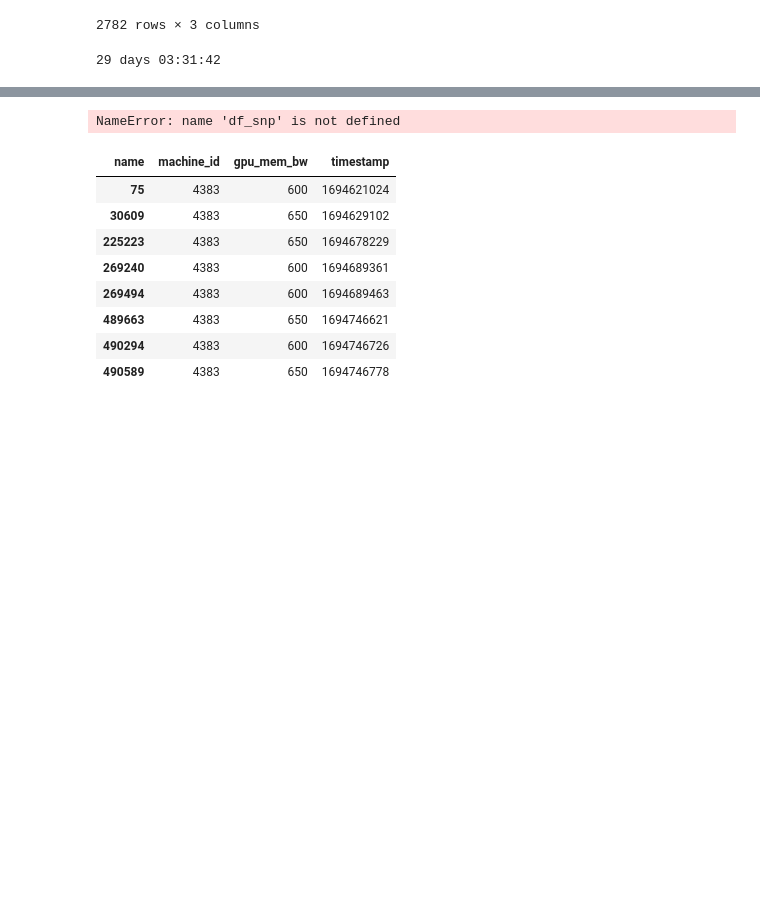
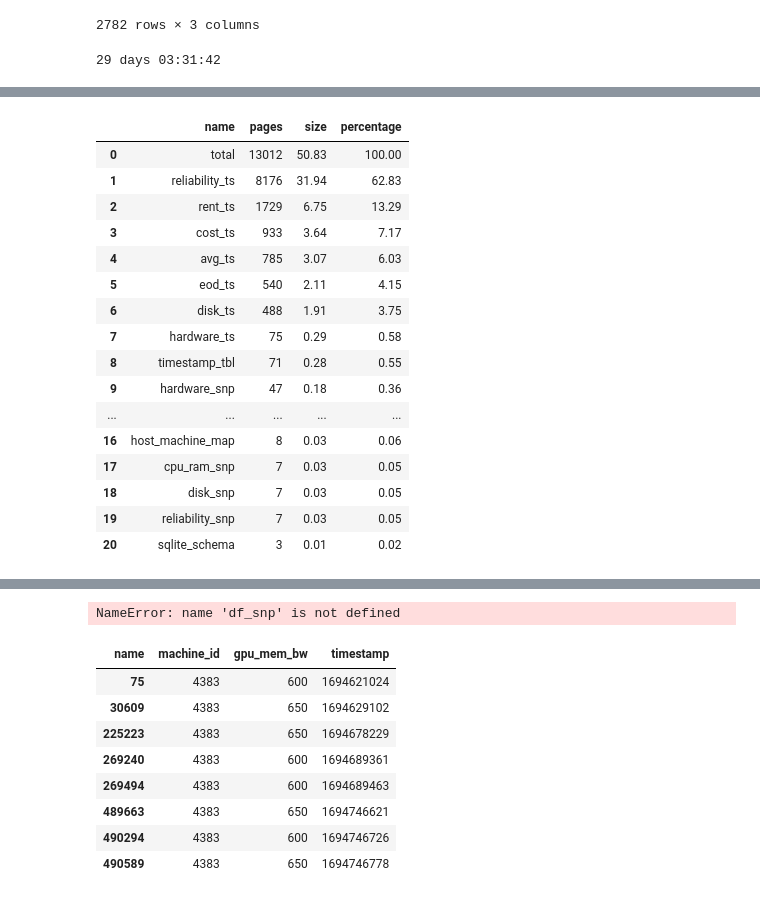
Before and after one commit to alkorolyov/vast-stats, a Jupyter notebook: notebooks/10 - tests.ipynb, the cells around one changed output, grey strips where cells are left out. Saved outputs shown, nothing was run; the diff lists cells and outputs as text; code cells hidden in the pictures; blank space fills up the shorter version.

```diff
--- a/notebooks/10 - tests.ipynb
+++ b/notebooks/10 - tests.ipynb
@@ -100,0 +89,23 @@ Size per year:  942 mb
+# %%
+from src.manager import DbManager
+dbm = DbManager(db_path)
+dbm.connect()
+dbm.get_db_stats()
+# %% [output]
+|  | name | pages | size | percentage |
+| 0 | total | 13012 | 50.83 | 100.00 |
+| 1 | reliability_ts | 8176 | 31.94 | 62.83 |
+| 2 | rent_ts | 1729 | 6.75 | 13.29 |
+| 3 | cost_ts | 933 | 3.64 | 7.17 |
+| 4 | avg_ts | 785 | 3.07 | 6.03 |
+| 5 | eod_ts | 540 | 2.11 | 4.15 |
+| 6 | disk_ts | 488 | 1.91 | 3.75 |
+| 7 | hardware_ts | 75 | 0.29 | 0.58 |
+| 8 | timestamp_tbl | 71 | 0.28 | 0.55 |
+| 9 | hardware_snp | 47 | 0.18 | 0.36 |
+| ... | ... | ... | ... | ... |
+| 16 | host_machine_map | 8 | 0.03 | 0.06 |
+| 17 | cpu_ram_snp | 7 | 0.03 | 0.05 |
+| 18 | disk_snp | 7 | 0.03 | 0.05 |
+| 19 | reliability_snp | 7 | 0.03 | 0.05 |
+| 20 | sqlite_schema | 3 | 0.01 | 0.02 |
```
Also changed, not shown: parts of 12 cells of this notebook, 12 other files.
